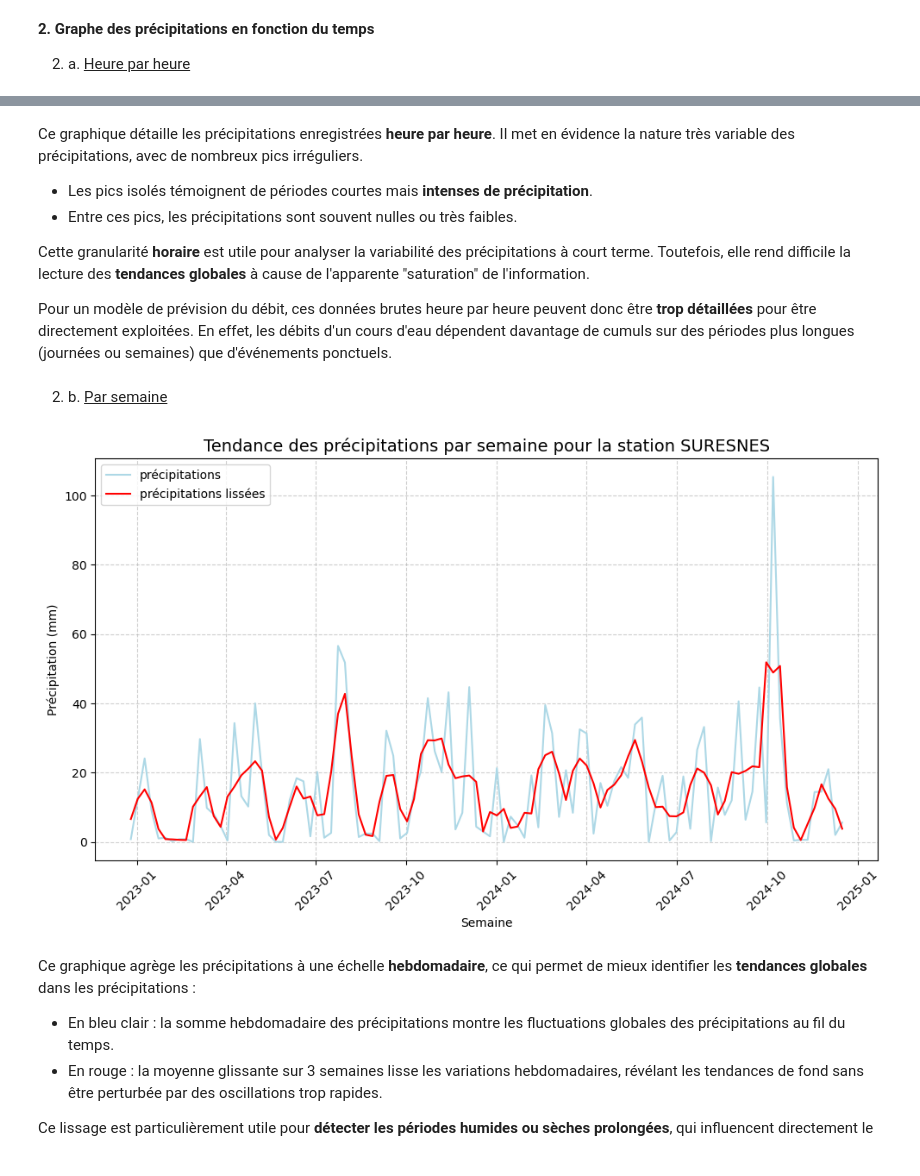
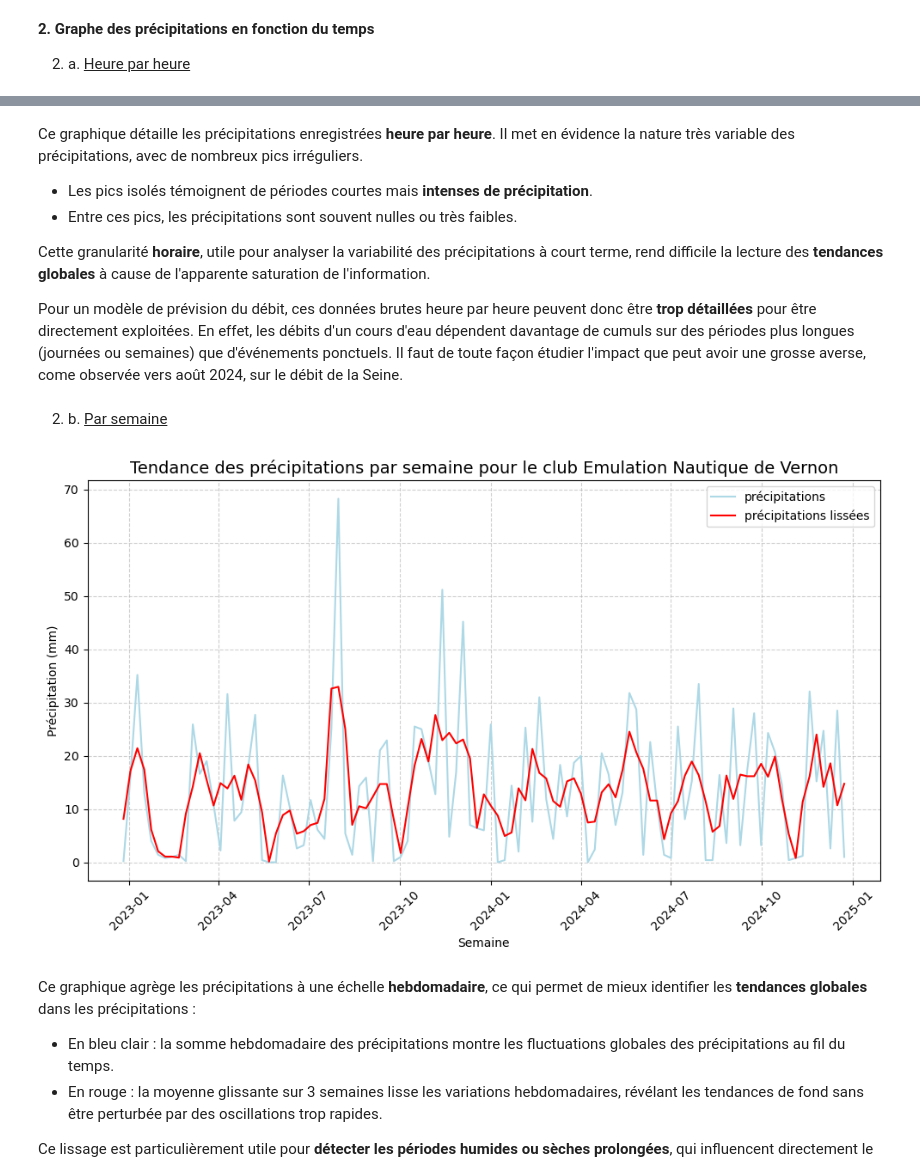
Before and after one commit to vadim-gisserot/Projet-de-Python-Leroux-Gisserot, a Jupyter notebook: notebooks/draft2.ipynb, the cells around one changed output, grey strips where cells are left out. Drawn from its saved outputs; the diff is of its cells as text; code cells hidden in the pictures.

```diff
--- a/notebooks/draft2.ipynb
+++ b/notebooks/draft2.ipynb
@@ -273,0 +115,3 @@ Les stations dont il faut récupérer les données dans les archives hydrométri
+# %%
+clubs_hydro_meteo = pd.merge(stations_meteo_clubs, stations_hydro_clubs, on=["Club", "Adresse", "LAT", "LON"], how="inner")
+clubs_hydro_meteo
@@ -405,0 +321,5 @@ carte_figures(rivers, stations_meteo, stations_hydro, clubs_aviron)
+# %%
+nom_club = 'Emulation Nautique de Vernon'
+nws = clubs_hydro_meteo.loc[clubs_hydro_meteo['Club'] == nom_club, 'NWS'].iloc[0]
+nhs = clubs_hydro_meteo.loc[clubs_hydro_meteo['Club'] == nom_club, 'NHS'].iloc[0]
+print(f'Les stations météo et hydro les plus proches de {nom_club} sont {nws} et {nhs}')
@@ -410,8 +332,7 @@ carte_figures(rivers, stations_meteo, stations_hydro, clubs_aviron)
 
 2. a. <u>Heure par heure</u>
 # %%
-# On choisit une station au hasard pour les graphiques
-random_station = stations_meteo["NOM_USUEL"].sample(n=1, random_state=0).iloc[0]
-meteo_random_station = station_au_hasard(random_station, meteo_horaire_departement)
+meteo_nws = meteo_horaire[meteo_horaire["NOM_USUEL"] == nws].copy()
+meteo_nws = meteo_nws.dropna(subset=['RR1', 'T'])
 # %%
 trace_graphique(
@@ -428,15 +349,15 @@ Ce graphique détaille les précipitations enregistrées **heure par heure**. Il
 - Les pics isolés témoignent de périodes courtes mais **intenses de précipitation**.
 - Entre ces pics, les précipitations sont souvent nulles ou très faibles.
 
-Cette granularité **horaire** est utile pour analyser la variabilité des précipitations à court terme. Toutefois, elle rend difficile la lecture des **tendances globales** à cause de l'apparente "saturation" de l'information.
+Cette granularité **horaire**, utile pour analyser la variabilité des précipitations à court terme, rend difficile la lecture des **tendances globales** à cause de l'apparente saturation de l'information.
 
-Pour un modèle de prévision du débit, ces données brutes heure par heure peuvent donc être **trop détaillées** pour être directement exploitées. En effet, les débits d'un cours d'eau dépendent davantage de cumuls sur des périodes plus longues (journées ou semaines) que d'événements ponctuels.
+Pour un modèle de prévision du débit, ces données brutes heure par heure peuvent donc être **trop détaillées** pour être directement exploitées. En effet, les débits d'un cours d'eau dépendent davantage de cumuls sur des périodes plus longues (journées ou semaines) que d'événements ponctuels. Il faut de toute façon étudier l'impact que peut avoir une grosse averse, come observée vers août 2024, sur le débit de la Seine.
 # %% [markdown]
 2. b. <u>Par semaine</u>
 # %%
 # On crée un dataframe où les précipitations sont sommées par semaine
-meteo_random_station['hebdo'] = meteo_random_station['AAAAMMJJHH'].dt.to_period('W')
-precipit_hebdo = meteo_random_station.groupby('hebdo', as_index=False)['RR1'].sum()
+meteo_nws['hebdo'] = meteo_nws['AAAAMMJJHH'].dt.to_period('W')
+precipit_hebdo = meteo_nws.groupby('hebdo', as_index=False)['RR1'].sum()
 precipit_hebdo['hebdo'] = precipit_hebdo['hebdo'].dt.to_timestamp(how='start')
 
 # Puis on fait une moyenne glissante sur 3 semaines pour lisser la courbe
@@ -444,20 +365,20 @@ precipit_hebdo['moy_gliss'] = precipit_hebdo['RR1'].rolling(window=3, min_period
 # %%
 # Préparation des données pour la fonction
 y_dico1 = {
     "précipitations": {"y": precipit_hebdo["RR1"], "color": "lightblue", "linestyle": "-"},
     "précipitations lissées": {"y": precipit_hebdo["moy_gliss"], "color": "red", "linestyle": "-"}
 }
 
 # Appel de la fonction
 trace_graphique_multiple(
     x=precipit_hebdo["hebdo"],
     y_mult=y_dico1,
-    titre=f'Tendance des précipitations par semaine pour la station {random_station}',
+    titre=f'Tendance des précipitations par semaine pour le club {nom_club}',
     xlabel="Semaine",
     ylabel="Précipitation (mm)",
 )
 # %% [output]
-[figure, old version]
+[figure, new version]
 # %% [markdown]
 Ce graphique agrège les précipitations à une échelle **hebdomadaire**, ce qui permet de mieux identifier les **tendances globales** dans les précipitations :
 - En bleu clair : la somme hebdomadaire des précipitations montre les fluctuations globales des précipitations au fil du temps.
```
Also changed, not shown: parts of 46 cells of this notebook, 2 other files.
